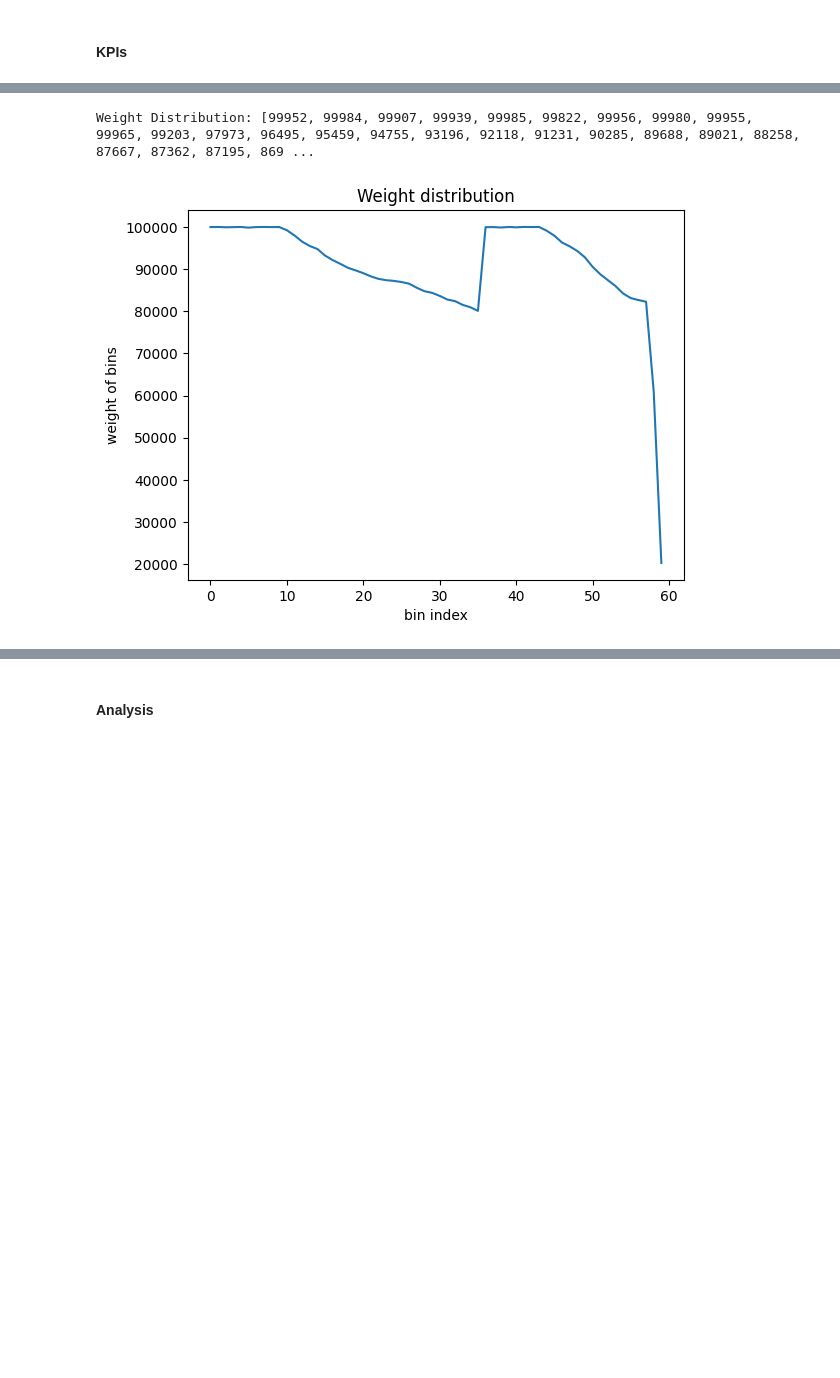
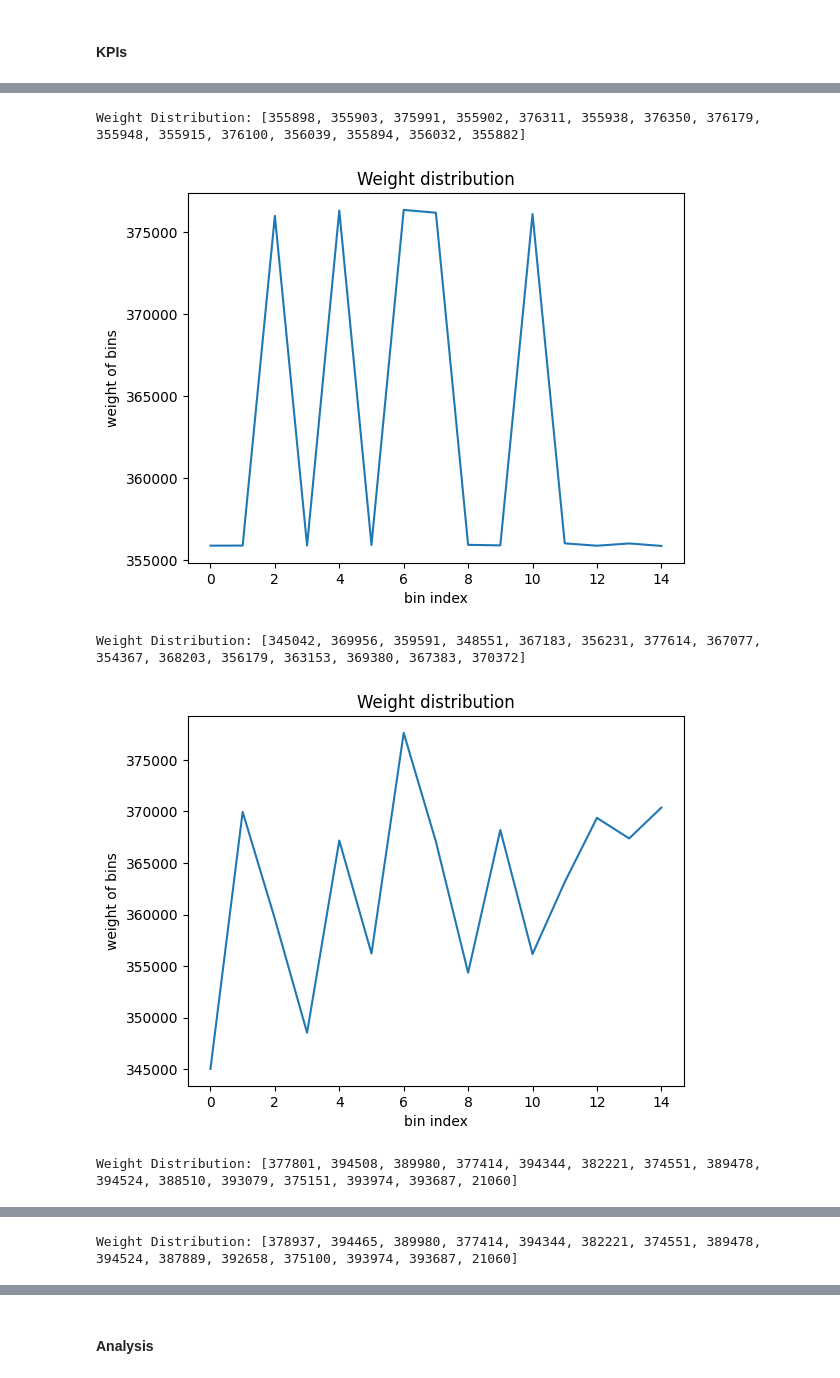
Before and after one commit to Sevhena/L2-Bin-Packing, a Jupyter notebook: report.ipynb, the cells around one changed output, grey strips where cells are left out. Saved outputs shown, nothing was run; the diff lists cells and outputs as text; code cells hidden in the pictures; blank space fills up the shorter version.

```diff
--- a/report.ipynb
+++ b/report.ipynb
@@ -615,9 +604,9 @@ nb_bins = 15
 ##### **Multi Next Fit**
 # %%
 strategy: Multiway = multiway.MultiNextFit()
-result = strategy(reader.multiway(), numbins)
-print(f'nb_bins = {len(result)}')
-print(f'{result}')
+result2 = strategy(reader.multiway(), numbins)
+print(f'nb_bins = {len(result2)}')
+print(f'{result2}')
 # %% [output]
 nb_bins = 15
 [[34978, 34849, 34703, 34608, 34598, 34524, 34356, 34308, 34069, 34049], [33895, 33842, 33806, 33738, 33716, 33590, 33546, 33507, 33468, 33465, 33383], [33190, 33075, 32976, 32897, 32762, 32696, 32638 ...
@@ -625,9 +614,9 @@ nb_bins = 15
 ##### **Multi First Fit**
 # %%
 strategy: Multiway = multiway.MultiFirstFit()
-result = strategy(reader.multiway(), 15)
-print(f'nb_bins = {len(result)}')
-print(f'{result}')
+result3 = strategy(reader.multiway(), 15)
+print(f'nb_bins = {len(result3)}')
+print(f'{result3}')
 # %% [output]
 nb_bins = 15
 [[34849, 34703, 34608, 34598, 34524, 34356, 34308, 34069, 34049, 33895, 33842], [34978, 33738, 33716, 33590, 33546, 33507, 33468, 33465, 33383, 33190, 33075, 24852], [33806, 32897, 32762, 32696, 32638 ...
@@ -635,9 +624,9 @@ nb_bins = 15
 ##### **Multi Best Fit**
 # %%
 strategy: Multiway = multiway.MultiBestFit()
-result = strategy(reader.multiway(), numbins)
-print(f'nb_bins = {len(result)}')
-print(f'{result}')
+result4 = strategy(reader.multiway(), numbins)
+print(f'nb_bins = {len(result4)}')
+print(f'{result4}')
 # %% [output]
 nb_bins = 15
 [[34978, 34849, 34703, 34608, 34598, 34524, 34356, 34308, 34069, 34049, 33895], [33842, 33738, 33716, 33590, 33546, 33507, 33468, 33465, 33383, 33190, 33075, 25945], [33806, 32897, 32762, 32696, 32638 ...
@@ -646,9 +634,9 @@ nb_bins = 15
 ##### **Multi Worst Fit**
 # %%
 strategy: Multiway = multiway.MultiWorstFit()
-result = strategy(reader.multiway(), numbins)
-print(f'nb_bins = {len(result)}')
-print(f'{result}')
+result5 = strategy(reader.multiway(), numbins)
+print(f'nb_bins = {len(result5)}')
+print(f'{result5}')
 # %% [output]
 nb_bins = 15
 [[34978, 34849, 34703, 34608, 34598, 34524, 34356, 34308, 34069, 34049, 33895], [33842, 33738, 33716, 33590, 33546, 33507, 33468, 33465, 33383, 33190, 33075, 25324], [33806, 32897, 32762, 32696, 32638 ...
@@ -778,5 +744,12 @@ Number of comparisons: 17187
 # %%
-weight_distribution(result)
+weight_distribution(result1)
+weight_distribution(result2)
+weight_distribution(result3)
+weight_distribution(result4)
+weight_distribution(result5)
 # %% [output]
-Weight Distribution: [99952, 99984, 99907, 99939, 99985, 99822, 99956, 99980, 99955, 99965, 99203, 97973, 96495, 95459, 94755, 93196, 92118, 91231, 90285, 89688, 89021, 88258, 87667, 87362, 87195, 869 ...
+Weight Distribution: [355898, 355903, 375991, 355902, 376311, 355938, 376350, 376179, 355948, 355915, 376100, 356039, 355894, 356032, 355882]
-[figure, old version]
+[figure, new version]
+Weight Distribution: [345042, 369956, 359591, 348551, 367183, 356231, 377614, 367077, 354367, 368203, 356179, 363153, 369380, 367383, 370372]
+[figure, added]
+Weight Distribution: [377801, 394508, 389980, 377414, 394344, 382221, 374551, 389478, 394524, 388510, 393079, 375151, 393974, 393687, 21060]
@@ -782,0 +757 @@ Weight Distribution: [99952, 99984, 99907, 99939, 99985, 99822, 99956, 99980, 99
+Weight Distribution: [378937, 394465, 389980, 377414, 394344, 382221, 374551, 389478, 394524, 387889, 392658, 375100, 393974, 393687, 21060]
```
Also changed, not shown: parts of 32 cells of this notebook, 13 other files.
